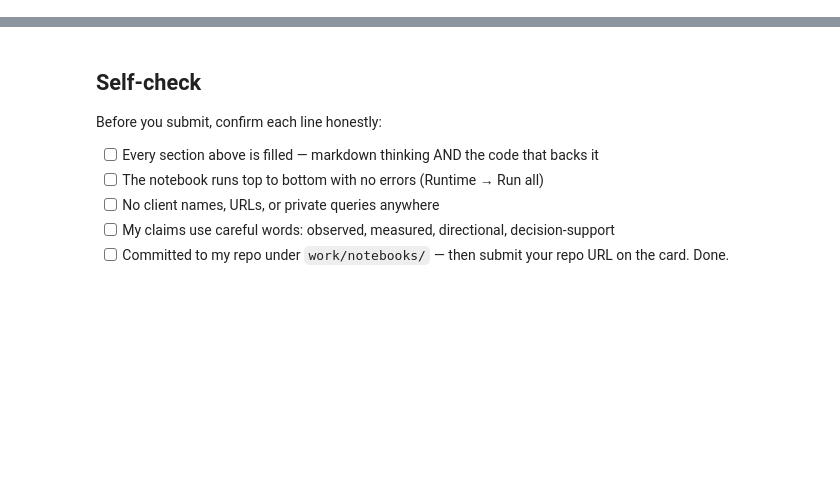
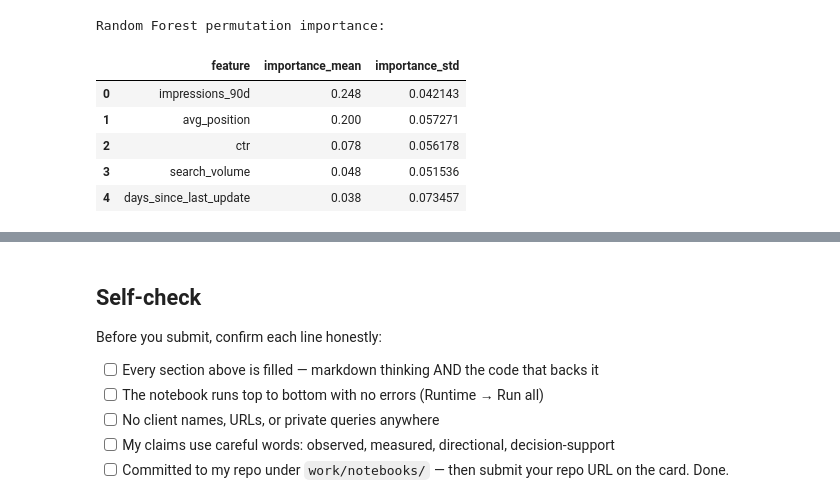
Before and after one commit to toBESkiii/FlyRank_AI_Intership, a Jupyter notebook: work/notebooks/w05_model.ipynb, the cells around one changed output, grey strips where cells are left out. Cells and saved outputs as stored; diff of their text form; code cells hidden in the pictures; blank space fills up the shorter version.

Commit message:
Complete ML-08 capstone modeling and baseline comparison

```diff
--- a/work/notebooks/w05_model.ipynb
+++ b/work/notebooks/w05_model.ipynb
@@ -36,0 +386,60 @@ This skeleton is yours to fill. Work the sections **in order** — each one has
+# %%
+# This cell is for CODE (numbers, a query, a check).
+# Write your text answer in the cell ABOVE this one — typing sentences here breaks Run All.
+from sklearn.inspection import permutation_importance
+
+# ---------------------------------------------------------
+# 1. Permutation importance using our ranking metric
+# ---------------------------------------------------------
+
+def precision_at_50_scorer(model, features, target):
+    """
+    Score a fitted model using Precision@50.
+    """
+
+    probability_scores = model.predict_proba(features)[:, 1]
+
+    return precision_at_k(
+        target,
+        probability_scores,
+        50
+    )
+
+
+permutation_results = permutation_importance(
+    random_forest_model,
+    X_test,
+    y_test,
+    scoring=precision_at_50_scorer,
+    n_repeats=10,
+    random_state=42,
+    n_jobs=-1
+)
+
+feature_importance = pd.DataFrame(
+    {
+        "feature": model_features,
+        "importance_mean": permutation_results.importances_mean,
+        "importance_std": permutation_results.importances_std
+    }
+)
+
+feature_importance = (
+    feature_importance
+    .sort_values(
+        by="importance_mean",
+        ascending=False
+    )
+    .reset_index(drop=True)
+)
+
+print("Random Forest permutation importance:")
+display(feature_importance)
+# %% [output]
+Random Forest permutation importance:
+|  | feature | importance_mean | importance_std |
+| 0 | impressions_90d | 0.248 | 0.042143 |
+| 1 | avg_position | 0.200 | 0.057271 |
+| 2 | ctr | 0.078 | 0.056178 |
+| 3 | search_volume | 0.048 | 0.051536 |
+| 4 | days_since_last_update | 0.038 | 0.073457 |
```
Also changed, not shown: parts of 17 cells of this notebook.
